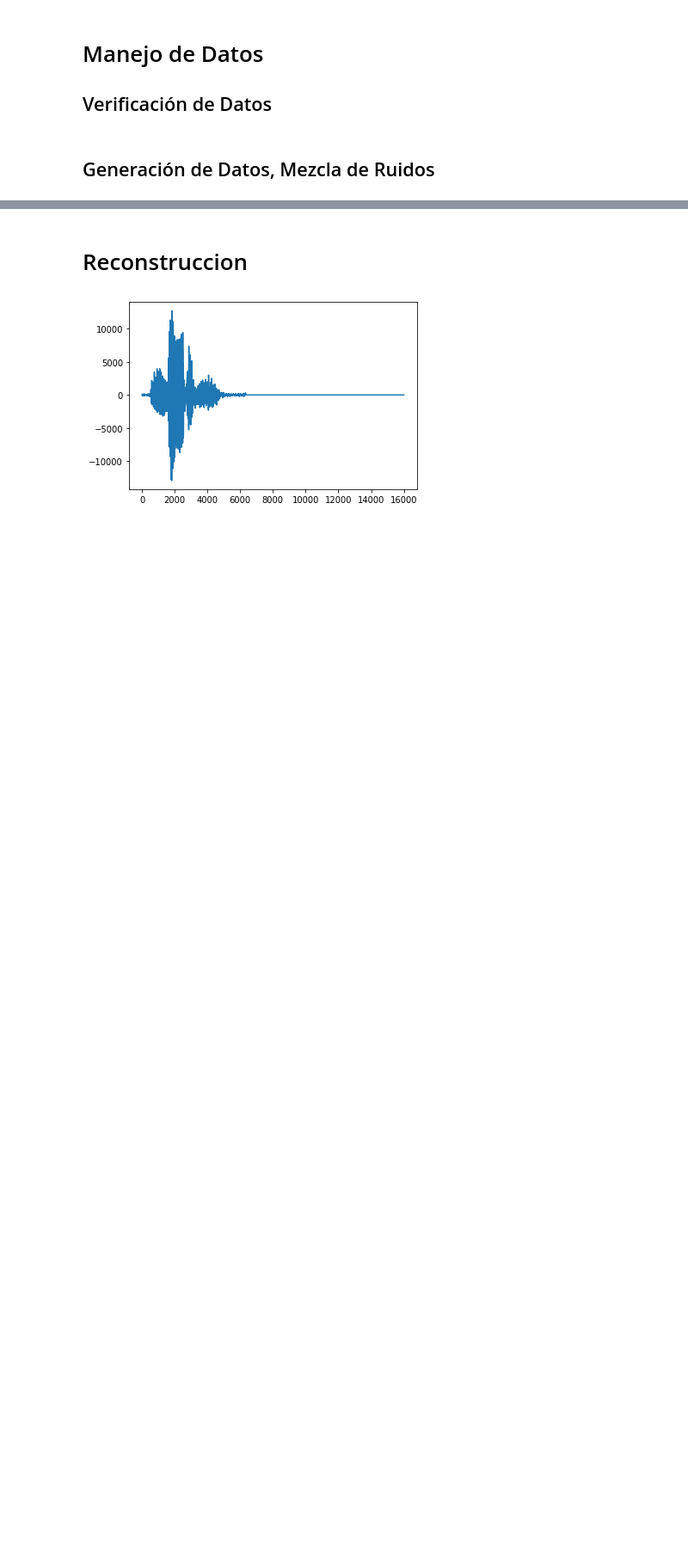
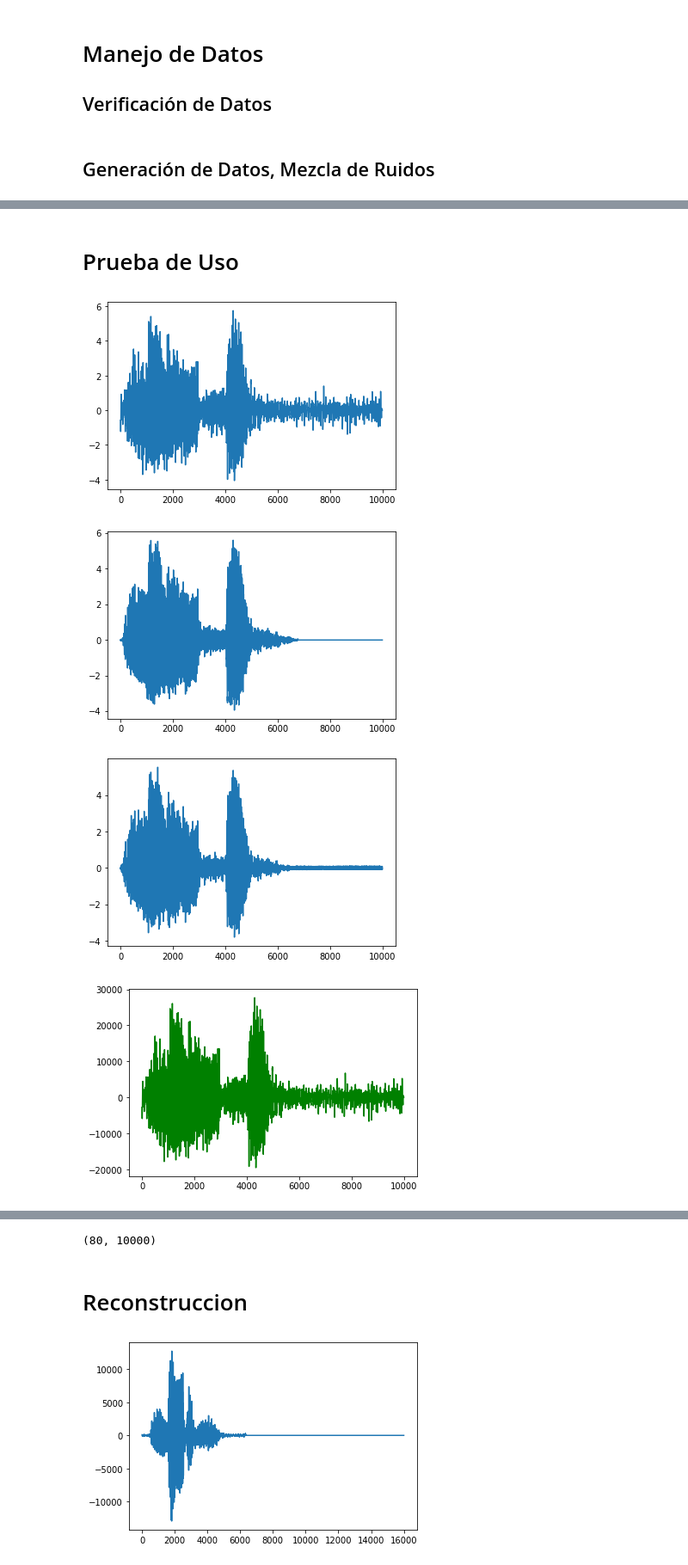
Before and after one commit to Bizangel/NoiseFilter_ML, a Jupyter notebook: proyecto.ipynb, the cells around one changed output, grey strips where cells are left out. Shown: that part at 86% size. Cells and saved outputs as stored; diff of their text form; code cells hidden in the pictures; blank space fills up the shorter version.

```diff
--- a/proyecto.ipynb
+++ b/proyecto.ipynb
@@ -160,0 +218,43 @@ plt.plot(reduced_pieces[0])
+# %% [markdown]
+# Prueba de Uso
+# %%
+
+test = model.predict(X_test)
+
+noisy_original = X[test_indexes,:]
+original = X_target[test_indexes,:]
+
+TEST_INDEX = 21
+plt.plot(X_test[TEST_INDEX])
+plt.show()
+
+plt.plot(X_test_target[TEST_INDEX])
+plt.show()
+
+plt.plot(test[TEST_INDEX])
+plt.show()
+
+predicted = test * original.std(axis=1,ddof=1, keepdims=True)
+
+plt.plot(noisy_original[TEST_INDEX],'g')
+plt.show()
+
+plt.plot(original[TEST_INDEX],'g')
+plt.show()
+
+plt.plot(predicted[TEST_INDEX],'g')
+plt.show()
+
+
+
+filtered_sample = np.around(predicted[TEST_INDEX]).astype('int16')
+
+wavfile.write('original.wav',EXPECTED_HZ, original[TEST_INDEX])
+wavfile.write('noisy.wav',EXPECTED_HZ, noisy_original[TEST_INDEX])
+wavfile.write('reconstructed.wav',EXPECTED_HZ, filtered_sample)
+np.shape(original)
+# %% [output]
+[figure, added]
+[figure, added]
+[figure, added]
+[figure, added]
@@ -161,3 +263,4 @@ plt.plot(reduced_pieces[0])
+(80, 10000)
 # %% [markdown]
 # Reconstruccion
 # %%
```
Also changed, not shown: parts of 20 cells of this notebook, 35 other files.
